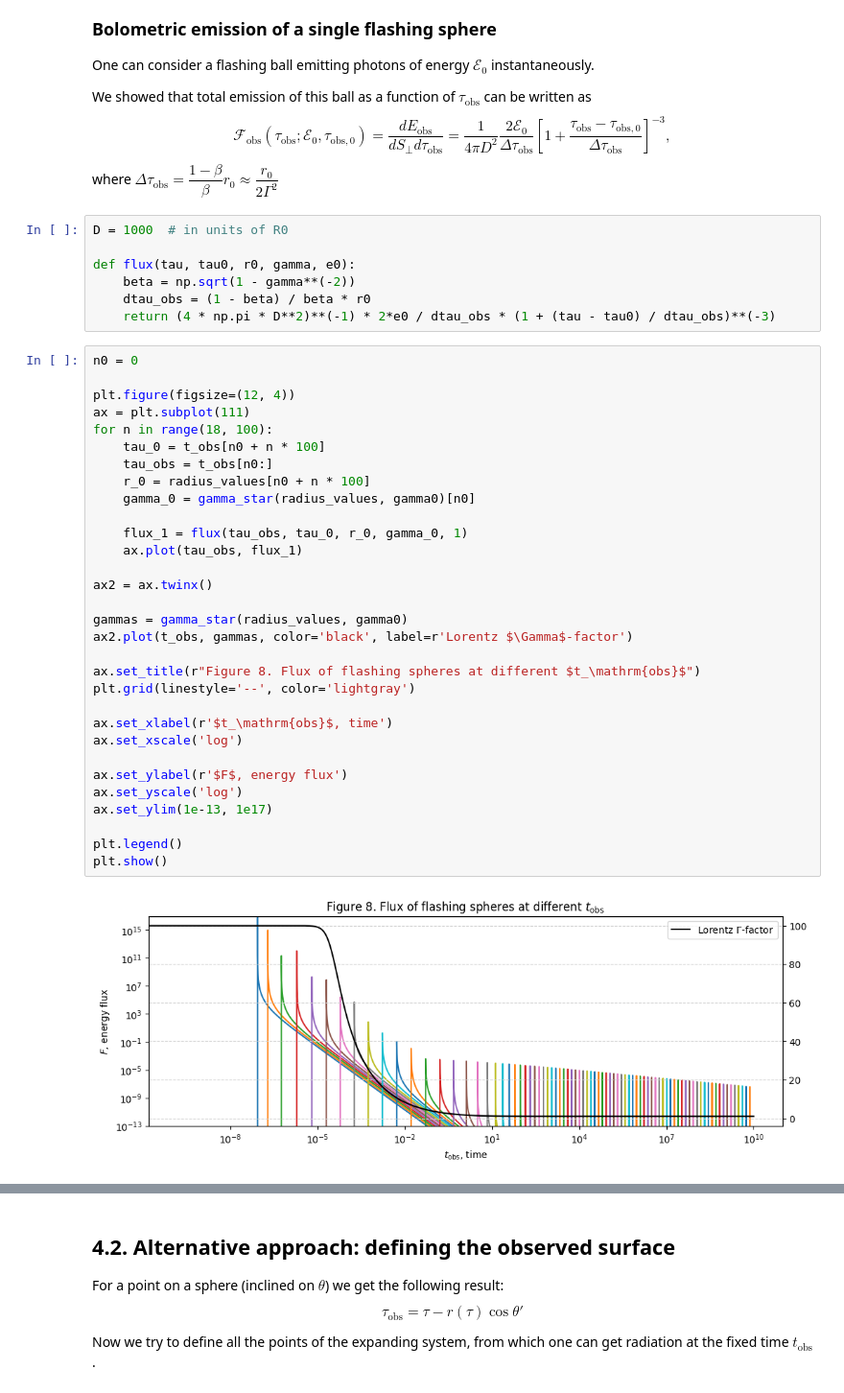
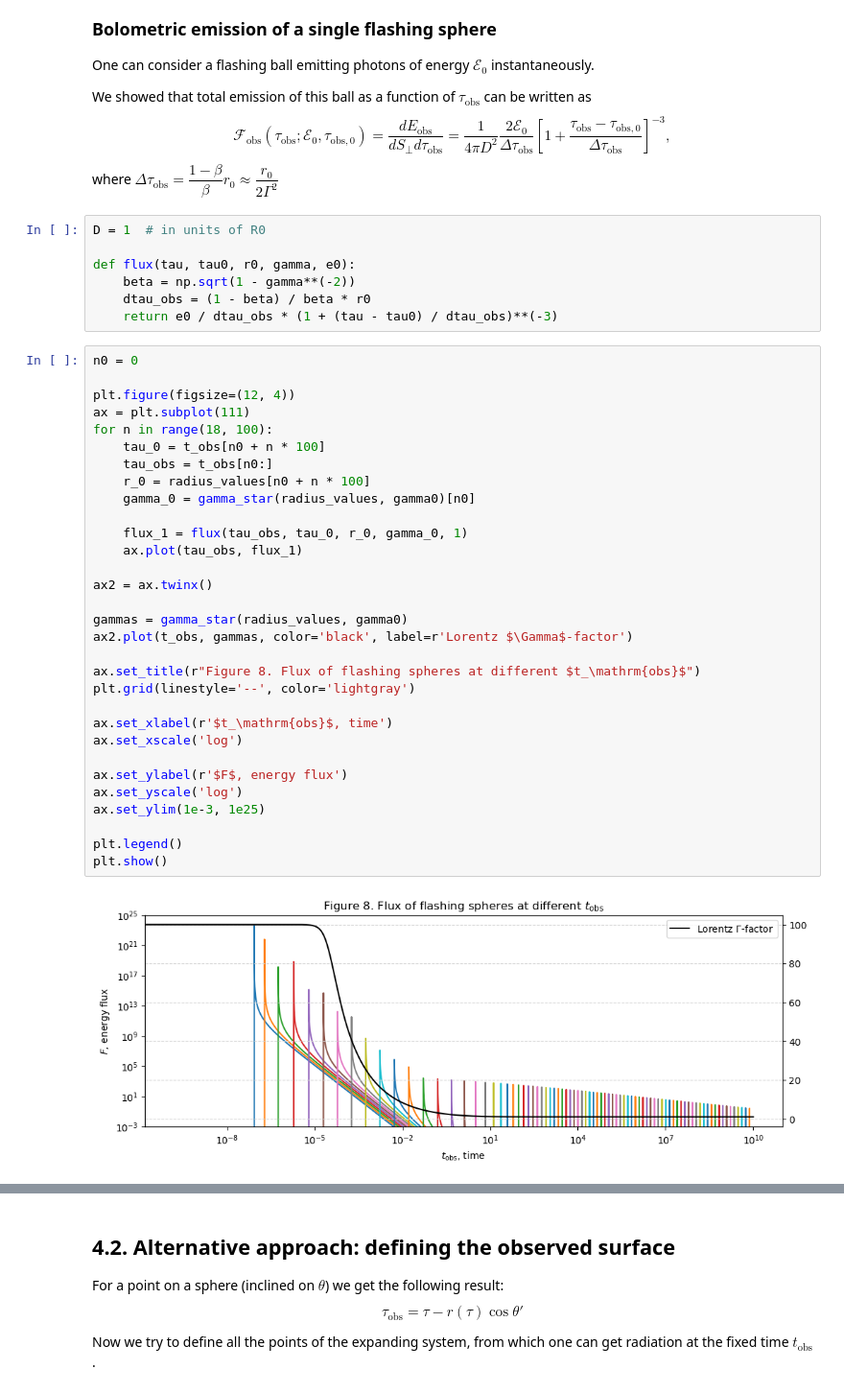
Before and after one commit to KleimenovM/GRBRemnant, a Jupyter notebook: Kleimenov_Schwenkreis_-_Gamma-ray_birsts.ipynb, the cells around one changed output, grey strips where cells are left out. Shown at 96% size. Cells and saved outputs as stored; diff of their text form.

```diff
--- a/Kleimenov_Schwenkreis_-_Gamma-ray_birsts.ipynb
+++ b/Kleimenov_Schwenkreis_-_Gamma-ray_birsts.ipynb
@@ -459,45 +459,45 @@ We showed that total emission of this ball as a function of $ \tau_\mathrm{obs}
 $$ \mathcal{F}_\mathrm{obs}(\tau_\mathrm{obs}; \mathcal{E_0}, \tau_\mathrm{obs,0}) = \dfrac{dE_\mathrm{obs}}{dS_\bot d\tau_\mathrm{obs}} = \dfrac{1}{4\pi D^2}\dfrac{2\mathcal{E}_0}{\Delta \tau_\mathrm{obs}}\left[ 1 + \frac{\tau_\mathrm{obs} - \tau_\mathrm{obs,0}}{\Delta \tau_\mathrm{obs}} \right]^{-3}, $$
 where $ \Delta \tau_\mathrm{obs} = \dfrac{1-\beta}{\beta}r_0 \approx \dfrac{r_0}{2\Gamma^2} $
 # %%
-D = 1000  # in units of R0
+D = 1  # in units of R0
 
 def flux(tau, tau0, r0, gamma, e0):
     beta = np.sqrt(1 - gamma**(-2))
     dtau_obs = (1 - beta) / beta * r0
-    return (4 * np.pi * D**2)**(-1) * 2*e0 / dtau_obs * (1 + (tau - tau0) / dtau_obs)**(-3)
+    return e0 / dtau_obs * (1 + (tau - tau0) / dtau_obs)**(-3)
 # %%
 n0 = 0
 
 plt.figure(figsize=(12, 4))
 ax = plt.subplot(111)
 for n in range(18, 100):
     tau_0 = t_obs[n0 + n * 100]
     tau_obs = t_obs[n0:]
     r_0 = radius_values[n0 + n * 100]
     gamma_0 = gamma_star(radius_values, gamma0)[n0]
 
     flux_1 = flux(tau_obs, tau_0, r_0, gamma_0, 1)
     ax.plot(tau_obs, flux_1)
 
 ax2 = ax.twinx()
 
 gammas = gamma_star(radius_values, gamma0)
 ax2.plot(t_obs, gammas, color='black', label=r'Lorentz $\Gamma$-factor')
 
 ax.set_title(r"Figure 8. Flux of flashing spheres at different $t_\mathrm{obs}$")
 plt.grid(linestyle='--', color='lightgray')
 
 ax.set_xlabel(r'$t_\mathrm{obs}$, time')
 ax.set_xscale('log')
 
 ax.set_ylabel(r'$F$, energy flux')
 ax.set_yscale('log')
-ax.set_ylim(1e-13, 1e17)
+ax.set_ylim(1e-3, 1e25)
 
 plt.legend()
 plt.show()
 # %% [output]
-[figure, old version]
+[figure, new version]
 # %% [markdown]
 ### Convolution with the expansion of a shock wave
 
```
Also changed, not shown: parts of 25 cells of this notebook.
